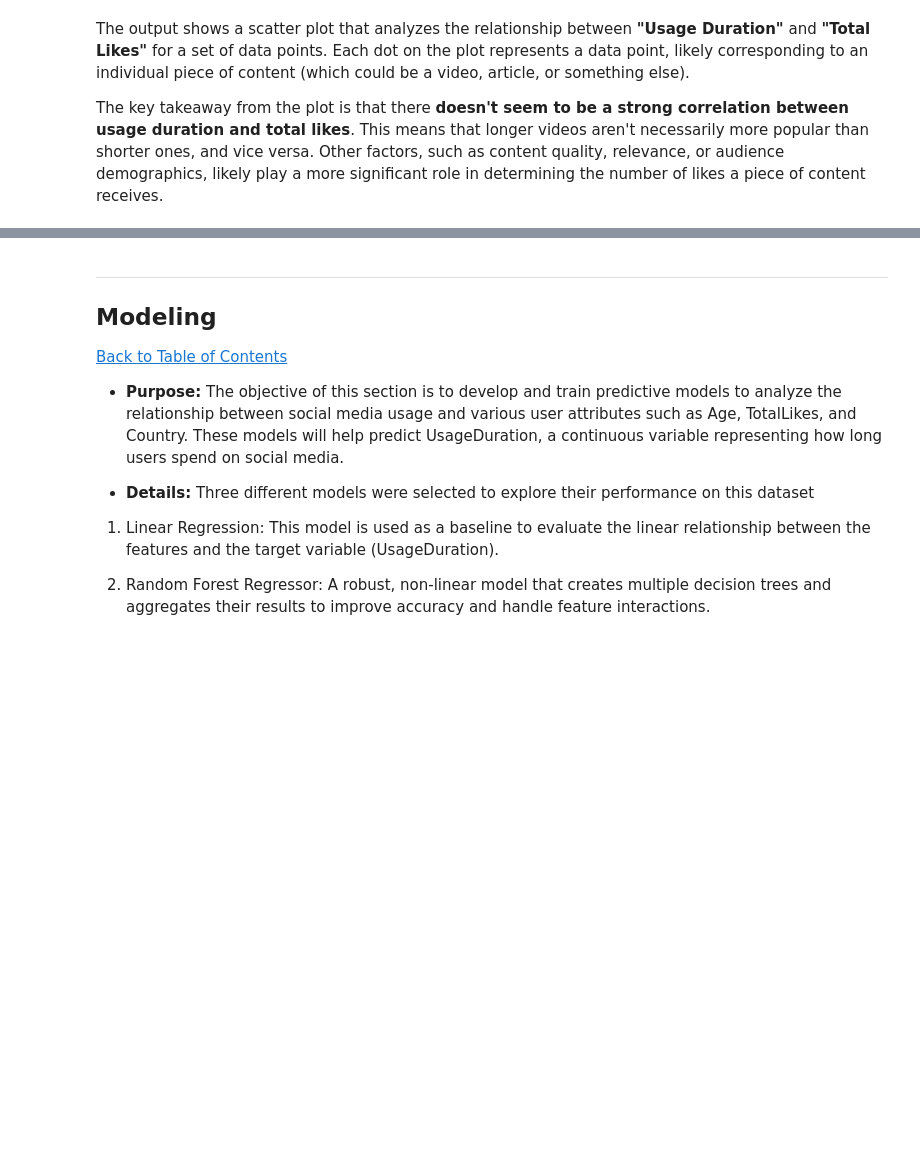
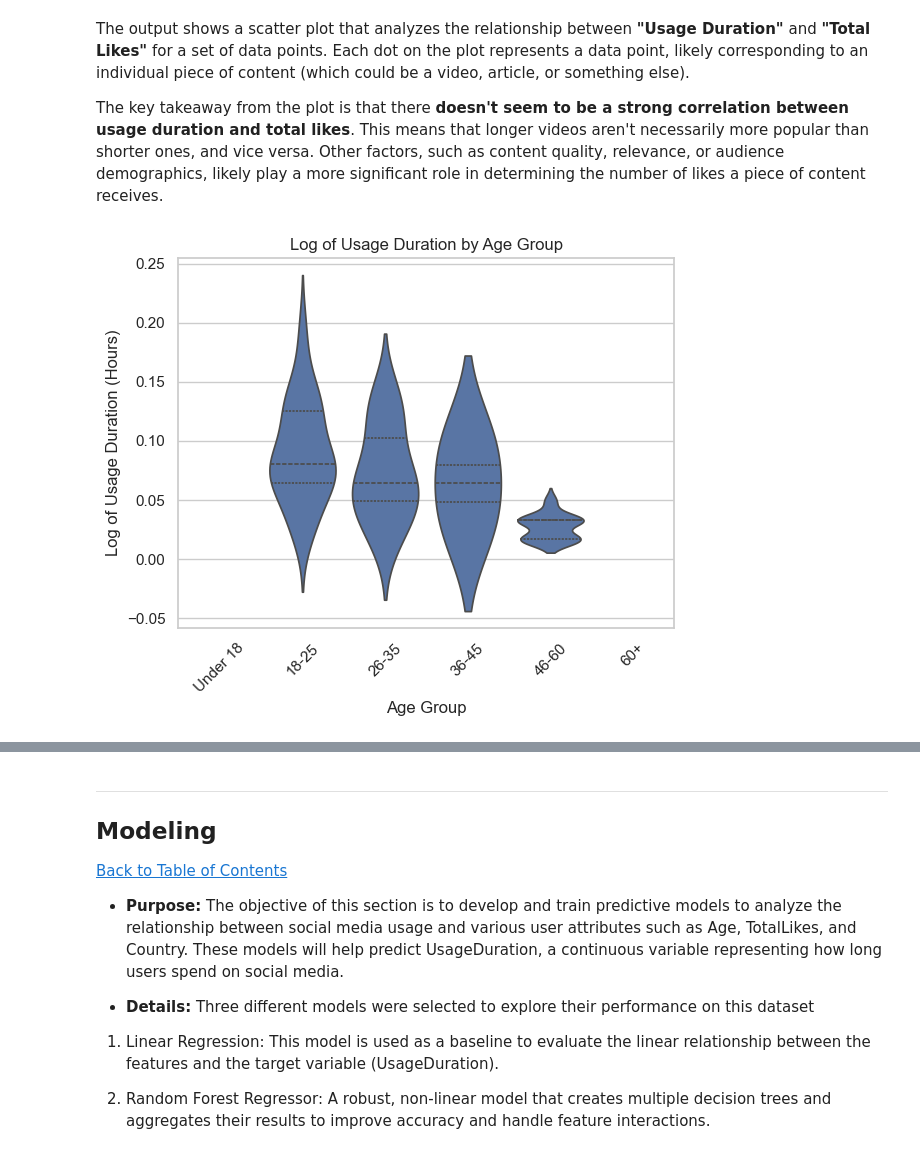
Before and after one commit to charmainemdluli/Social-Media-Usage-Analysis-A-Hypothetical-Data-Exploration, a Jupyter notebook: Social-Media-Usage-Analysis-A-Hypothetical-Data-Exploration.ipynb, the cells around one changed output, grey strips where cells are left out. Drawn from its saved outputs; the diff is of its cells as text; code cells hidden in the pictures; blank space fills up the shorter version.

```diff
--- a/Social-Media-Usage-Analysis-A-Hypothetical-Data-Exploration.ipynb
+++ b/Social-Media-Usage-Analysis-A-Hypothetical-Data-Exploration.ipynb
@@ -353,3 +361,13 @@ plt.show()
 The output shows a scatter plot that analyzes the relationship between **"Usage Duration"** and **"Total Likes"** for a set of data points. Each dot on the plot represents a data point, likely corresponding to an individual piece of content (which could be a video, article, or something else).
 
 The key takeaway from the plot is that there **doesn't seem to be a strong correlation between usage duration and total likes**. This means that longer videos aren't necessarily more popular than shorter ones, and vice versa. Other factors, such as content quality, relevance, or audience demographics, likely play a more significant role in determining the number of likes a piece of content receives.
+# %%
+data['LogUsageDuraiton'] = np.log1p(data['UsageDuraiton_hours'])  # log1p handles zeros safely
+sns.violinplot(data=data, x='AgeGroup', y='LogUsageDuraiton', scale='width', inner='quartile')
+plt.xlabel('Age Group')
+plt.ylabel('Log of Usage Duration (Hours)')
+plt.title('Log of Usage Duration by Age Group')
+plt.xticks(rotation=45)
+plt.show()
+# %% [output]
+[figure, added]
```
Also changed, not shown: parts of 4 cells of this notebook.
